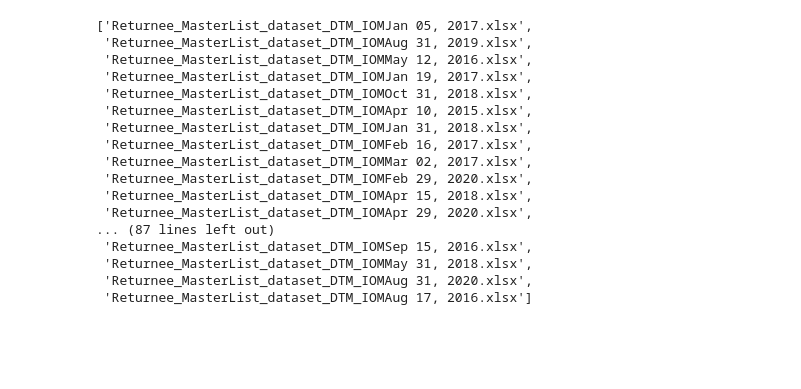
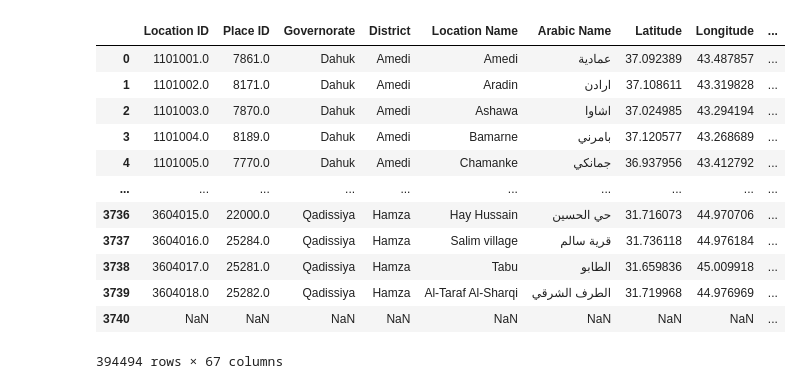
Before and after one commit to mcdimant/refugee_predictive_model, a Jupyter notebook: src/iraq_refugee_model.ipynb, the cells around one changed output. Drawn from its saved outputs; the diff is of its cells as text; code cells hidden in the pictures; blank space fills up the shorter version.

Commit message:
code to pull in master list of refugees

```diff
--- a/src/iraq_refugee_model.ipynb
+++ b/src/iraq_refugee_model.ipynb
@@ -8,20 +8,21 @@ filepaths = [f for f in listdir("../data") if f.endswith('.xlsx')]
-# %%
-filepaths
-# %% [output]
-['Returnee_MasterList_dataset_DTM_IOMJan 05, 2017.xlsx',
- 'Returnee_MasterList_dataset_DTM_IOMAug 31, 2019.xlsx',
- 'Returnee_MasterList_dataset_DTM_IOMMay 12, 2016.xlsx',
- 'Returnee_MasterList_dataset_DTM_IOMJan 19, 2017.xlsx',
- 'Returnee_MasterList_dataset_DTM_IOMOct 31, 2018.xlsx',
- 'Returnee_MasterList_dataset_DTM_IOMApr 10, 2015.xlsx',
- 'Returnee_MasterList_dataset_DTM_IOMJan 31, 2018.xlsx',
- 'Returnee_MasterList_dataset_DTM_IOMFeb 16, 2017.xlsx',
- 'Returnee_MasterList_dataset_DTM_IOMMar 02, 2017.xlsx',
- 'Returnee_MasterList_dataset_DTM_IOMFeb 29, 2020.xlsx',
- 'Returnee_MasterList_dataset_DTM_IOMApr 15, 2018.xlsx',
- 'Returnee_MasterList_dataset_DTM_IOMApr 29, 2020.xlsx',
-... (87 lines left out)
- 'Returnee_MasterList_dataset_DTM_IOMSep 15, 2016.xlsx',
- 'Returnee_MasterList_dataset_DTM_IOMMay 31, 2018.xlsx',
- 'Returnee_MasterList_dataset_DTM_IOMAug 31, 2020.xlsx',
- 'Returnee_MasterList_dataset_DTM_IOMAug 17, 2016.xlsx']
+# %%
+master_filepaths = [s for s in listdir("../data/master_list/") if s.endswith('.xlsx')]
+# %%
+mas_df = pd.concat(pd.read_excel("../data/master_list/"+s).assign(date=s[31:43])
+                    for s in master_filepaths)
+# %%
+mas_df
+# %% [output]
+|  | Location ID | Place ID | Governorate | District | Location Name | Arabic Name | Latitude | Longitude | ... |
+| 0 | 1101001.0 | 7861.0 | Dahuk | Amedi | Amedi | عمادية | 37.092389 | 43.487857 | ... |
+| 1 | 1101002.0 | 8171.0 | Dahuk | Amedi | Aradin | ارادن | 37.108611 | 43.319828 | ... |
+| 2 | 1101003.0 | 7870.0 | Dahuk | Amedi | Ashawa | اشاوا | 37.024985 | 43.294194 | ... |
+| 3 | 1101004.0 | 8189.0 | Dahuk | Amedi | Bamarne | بامرني | 37.120577 | 43.268689 | ... |
+| 4 | 1101005.0 | 7770.0 | Dahuk | Amedi | Chamanke | جمانكي | 36.937956 | 43.412792 | ... |
+| ... | ... | ... | ... | ... | ... | ... | ... | ... | ... |
+| 3736 | 3604015.0 | 22000.0 | Qadissiya | Hamza | Hay Hussain | حي الحسين | 31.716073 | 44.970706 | ... |
+| 3737 | 3604016.0 | 25284.0 | Qadissiya | Hamza | Salim village | قرية سالم | 31.736118 | 44.976184 | ... |
+| 3738 | 3604017.0 | 25281.0 | Qadissiya | Hamza | Tabu | الطابو | 31.659836 | 45.009918 | ... |
+| 3739 | 3604018.0 | 25282.0 | Qadissiya | Hamza | Al-Taraf Al-Sharqi | الطرف الشرقي | 31.719968 | 44.976969 | ... |
+| 3740 | NaN | NaN | NaN | NaN | NaN | NaN | NaN | NaN | ... |
+394494 rows × 67 columns
```
Also changed, not shown: parts of 7 cells of this notebook.
